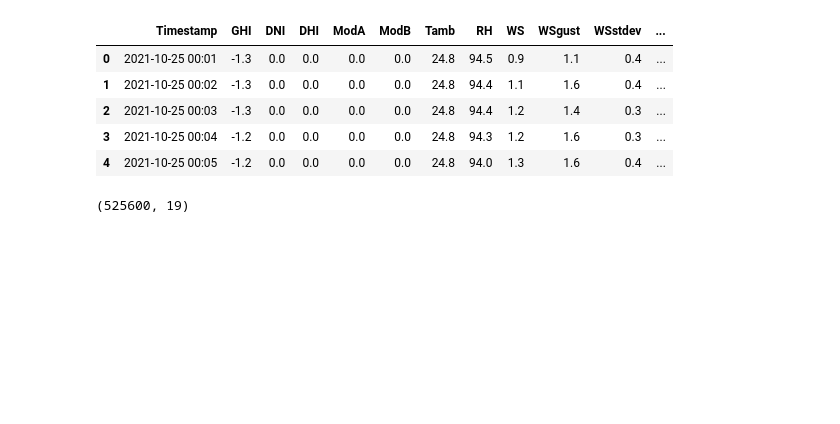
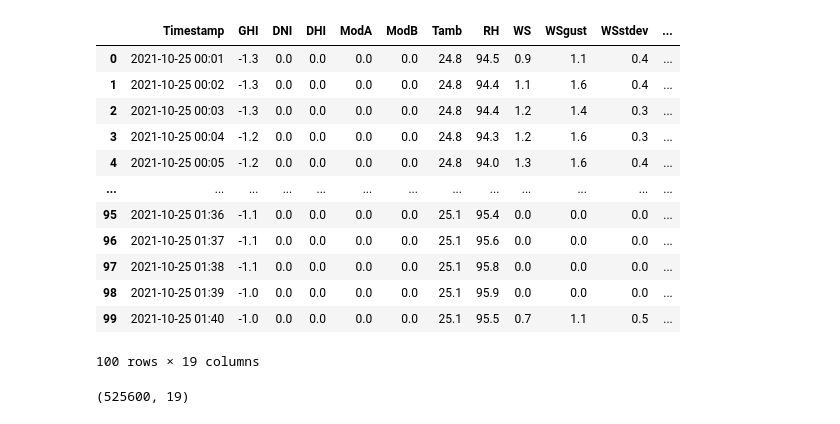
Before and after one commit to Begizew2112/10academykifiya-AIM-week0, a Jupyter notebook: notbooks/country3.ipynb, the cells around one changed output. Cells and saved outputs as stored; diff of their text form; code cells hidden in the pictures; blank space fills up the shorter version.

```diff
--- a/notbooks/country3.ipynb
+++ b/notbooks/country3.ipynb
@@ -4,14 +4,21 @@ from matplotlib import pyplot as plt
 import numpy as np
 # %%
 df = pd.read_csv('togo-dapaong_qc.csv')
-df.head()
+df.head(100)
 # %% [output]
 |  | Timestamp | GHI | DNI | DHI | ModA | ModB | Tamb | RH | WS | WSgust | WSstdev | ... |
 | 0 | 2021-10-25 00:01 | -1.3 | 0.0 | 0.0 | 0.0 | 0.0 | 24.8 | 94.5 | 0.9 | 1.1 | 0.4 | ... |
 | 1 | 2021-10-25 00:02 | -1.3 | 0.0 | 0.0 | 0.0 | 0.0 | 24.8 | 94.4 | 1.1 | 1.6 | 0.4 | ... |
 | 2 | 2021-10-25 00:03 | -1.3 | 0.0 | 0.0 | 0.0 | 0.0 | 24.8 | 94.4 | 1.2 | 1.4 | 0.3 | ... |
 | 3 | 2021-10-25 00:04 | -1.2 | 0.0 | 0.0 | 0.0 | 0.0 | 24.8 | 94.3 | 1.2 | 1.6 | 0.3 | ... |
 | 4 | 2021-10-25 00:05 | -1.2 | 0.0 | 0.0 | 0.0 | 0.0 | 24.8 | 94.0 | 1.3 | 1.6 | 0.4 | ... |
+| ... | ... | ... | ... | ... | ... | ... | ... | ... | ... | ... | ... | ... |
+| 95 | 2021-10-25 01:36 | -1.1 | 0.0 | 0.0 | 0.0 | 0.0 | 25.1 | 95.4 | 0.0 | 0.0 | 0.0 | ... |
+| 96 | 2021-10-25 01:37 | -1.1 | 0.0 | 0.0 | 0.0 | 0.0 | 25.1 | 95.6 | 0.0 | 0.0 | 0.0 | ... |
+| 97 | 2021-10-25 01:38 | -1.1 | 0.0 | 0.0 | 0.0 | 0.0 | 25.1 | 95.8 | 0.0 | 0.0 | 0.0 | ... |
+| 98 | 2021-10-25 01:39 | -1.0 | 0.0 | 0.0 | 0.0 | 0.0 | 25.1 | 95.9 | 0.0 | 0.0 | 0.0 | ... |
+| 99 | 2021-10-25 01:40 | -1.0 | 0.0 | 0.0 | 0.0 | 0.0 | 25.1 | 95.5 | 0.7 | 1.1 | 0.5 | ... |
+100 rows × 19 columns
 # %%
 #the shape of the uncleaned data
 df.shape
```
Also changed, not shown: parts of 25 cells of this notebook, 7 other files.
